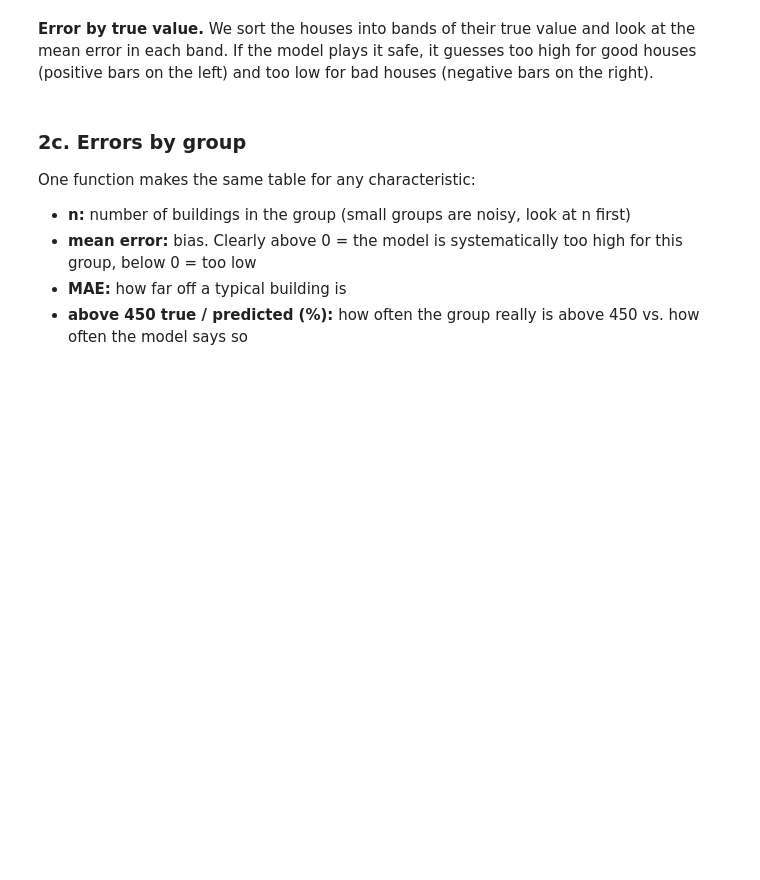
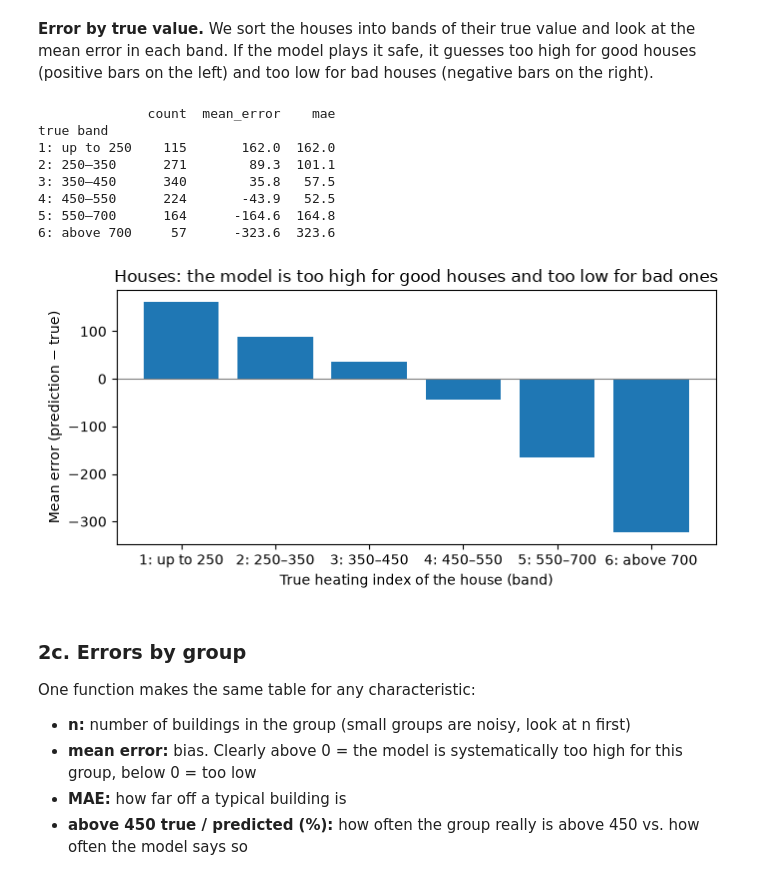
Before and after one commit to lydiasolomonn/dsf_project, a Jupyter notebook: code/05_evaluation.ipynb, the cells around one changed output. Saved outputs shown, nothing was run; the diff lists cells and outputs as text; code cells hidden in the pictures; blank space fills up the shorter version.

```diff
--- a/code/05_evaluation.ipynb
+++ b/code/05_evaluation.ipynb
@@ -111,21 +134,44 @@ plt.show()
 If the model plays it safe, it guesses too high for good houses (positive bars on the left) and too low for bad
 houses (negative bars on the right).
 # %%
-bands = [0, 250, 350, 450, 550, 700, 1500]
-houses["true band"] = pd.cut(houses["y"], bands)
-by_band = houses.groupby("true band", observed=True).agg(
-    n=("y", "size"), mean_error=("error", "mean"), mae=("abs_error", "mean")).round(1)
+boundaries = [0, 250, 350, 450, 550, 700, 1500]  # groups of boundaries
+def true_band(value):
+    if value <= 250:
+        return "1: up to 250"
+    if value <= 350:
+        return "2: 250–350"
+    if value <= 450:
+        return "3: 350–450"
+    if value <= 550:
+        return "4: 450–550"
+    if value <= 700:
+        return "5: 550–700"
+    return "6: above 700"
+
+houses["true band"] = houses["y"].map(true_band) #map the value of y to the bands in the define function
+by_band = houses.groupby("true band").agg( #calculates three things per boundary
+    count=("y", "size"), mean_error=("error", "mean"), mae=("abs_error", "mean")).round(1) #calculates 1: number of values in that boundary, 2: average error, 3: average absolute error
 print(by_band.to_string())
 
 fig, ax = plt.subplots(figsize=(7, 3.5))
 ax.bar(by_band.index.astype(str), by_band["mean_error"], color="C0")
 ax.axhline(0, color="grey", linewidth=0.8)
 ax.set_xlabel("True heating index of the house (band)")
 ax.set_ylabel("Mean error (prediction − true)")
 ax.set_title("Houses: the model is too high for good houses and too low for bad ones")
 fig.tight_layout()
 fig.savefig(FIGURES / "evaluation_error_by_true_value.png", dpi=150)
 plt.show()
+# %% [output]
+              count  mean_error    mae
+true band
+1: up to 250    115       162.0  162.0
+2: 250–350      271        89.3  101.1
+3: 350–450      340        35.8   57.5
+4: 450–550      224       -43.9   52.5
+5: 550–700      164      -164.6  164.8
+6: above 700     57      -323.6  323.6
+[figure, added]
 # %% [markdown]
 ### 2c. Errors by group
 
```
Also changed, not shown: parts of 11 cells of this notebook, 1 other file.
